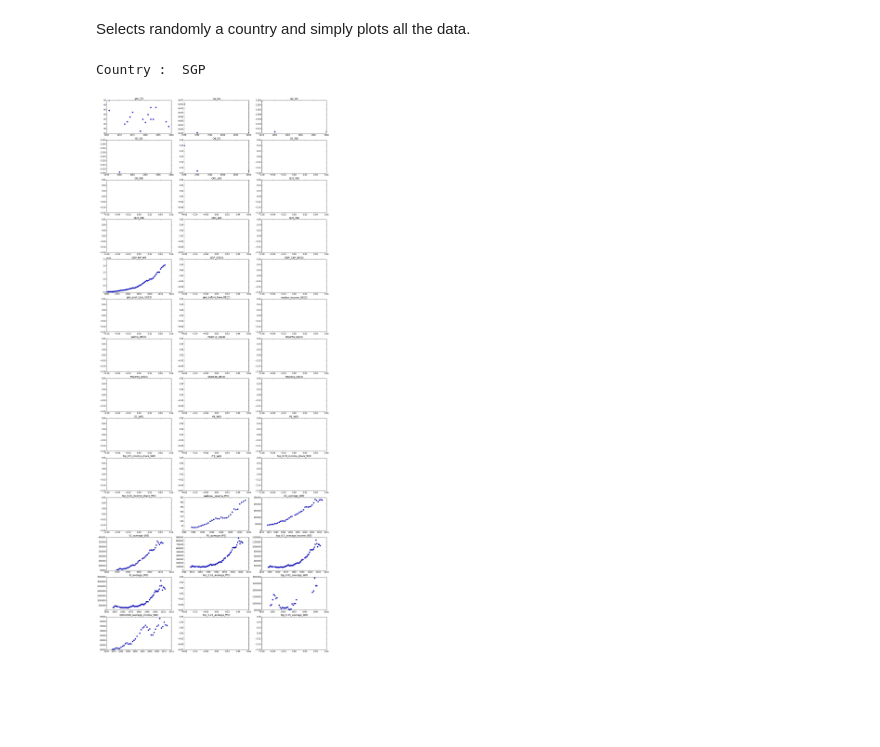
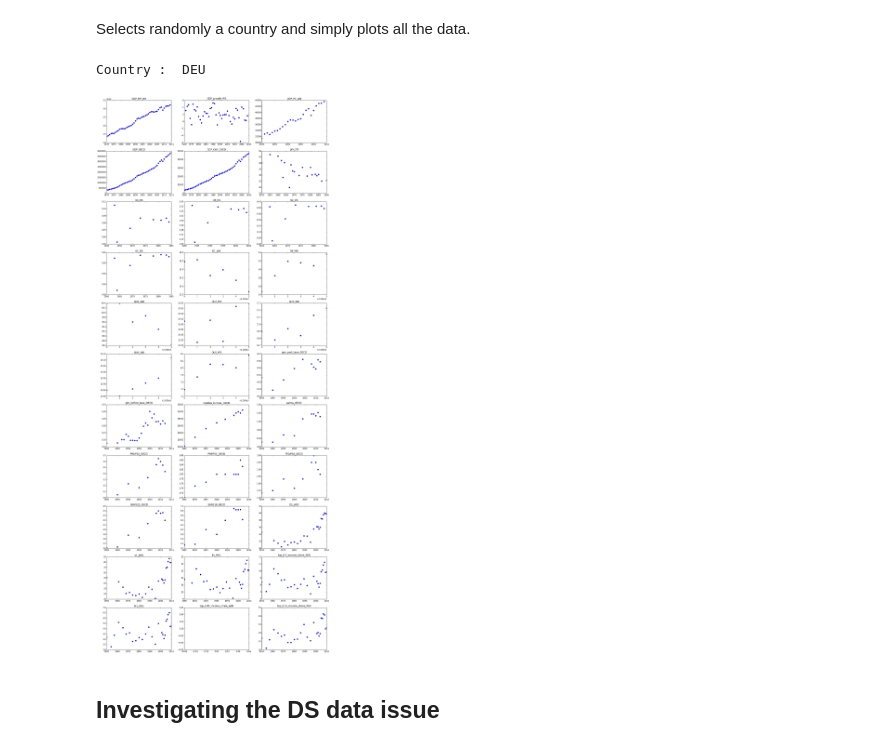
Before and after one commit to clementhenin/stage_M2, a Jupyter notebook: data_insight.ipynb, the cells around one changed output. Drawn from its saved outputs; the diff is of its cells as text; code cells hidden in the pictures; blank space fills up the shorter version.

```diff
--- a/data_insight.ipynb
+++ b/data_insight.ipynb
@@ -17,0 +14,4 @@ del numerical_variables[0], numerical_variables[0], numerical_variables[-1]
+# %%
+data = pd.read_csv("data_source/income_GDP_data.csv")
+data = data.groupby(['code', 'year'], as_index=False).mean().dropna(how='all')
+print "number of year/country points : ", len(data)
@@ -17,0 +20,5 @@ del numerical_variables[0], numerical_variables[0], numerical_variables[-1]
+# %%
+numerical_variables = data.keys().tolist()
+del numerical_variables[0], numerical_variables[0], numerical_variables[-1]
+is_gdp = np.array([item.split('_')[0] == "GDP" or item.split('_')[0] == "national" for item in numerical_variables])
+numerical_variables = np.array(numerical_variables)[is_gdp].tolist() + np.array(numerical_variables)[np.array([not x for x in is_gdp])].tolist()
@@ -18,3 +27,7 @@ del numerical_variables[0], numerical_variables[0], numerical_variables[-1]
+# %%
+origins = np.array([item.split('_')[-1] for item in numerical_variables])
+sources = set(origins)
+origins = {source: np.array(numerical_variables)[origins==source] for source in sources}
 # %% [markdown]
 ## Fullness of the dataset
 # %% [markdown]
@@ -62,0 +69,7 @@ graph.plot(figsize=(25,10))
+# %%
+for var in origins.keys():
+    truc = data[origins[var].tolist()+['year']]
+    truc.index = truc['year']
+    del truc['year']
+    truc.isnull().applymap(lambda x: not x).sum(axis=1).groupby(truc.index).sum().plot(figsize=(25,12), label=var)
+plt.legend()
@@ -84,16 +109,18 @@ Impossible to make easily a PCA because of missing data TODO aks Pierre what to
 # %% [markdown]
 Selects randomly a country and simply plots all the data.
 # %%
-country = np.random.choice(data['code'])
+country = "DEU" #np.random.choice(data['code'])
 print "Country : ", country
 selection = data[data['code']==country]
-f, axarr = plt.subplots(14, 3, figsize=(20,50))
+f, axarr = plt.subplots(11, 3, figsize=(20,50))
 x = selection['year']
 for n, var in enumerate(numerical_variables):
     i,j = n/3, n%3
     y = selection[var]
     axarr[i, j].plot(x, y, 'o')
     axarr[i, j].set_title(var)
 # %% [output]
-Country :  SGP
+Country :  DEU
-[figure, old version]
+[figure, new version]
+# %% [markdown]
+## Investigating the DS data issue
```
Also changed, not shown: parts of 16 cells of this notebook, 12 other files.
